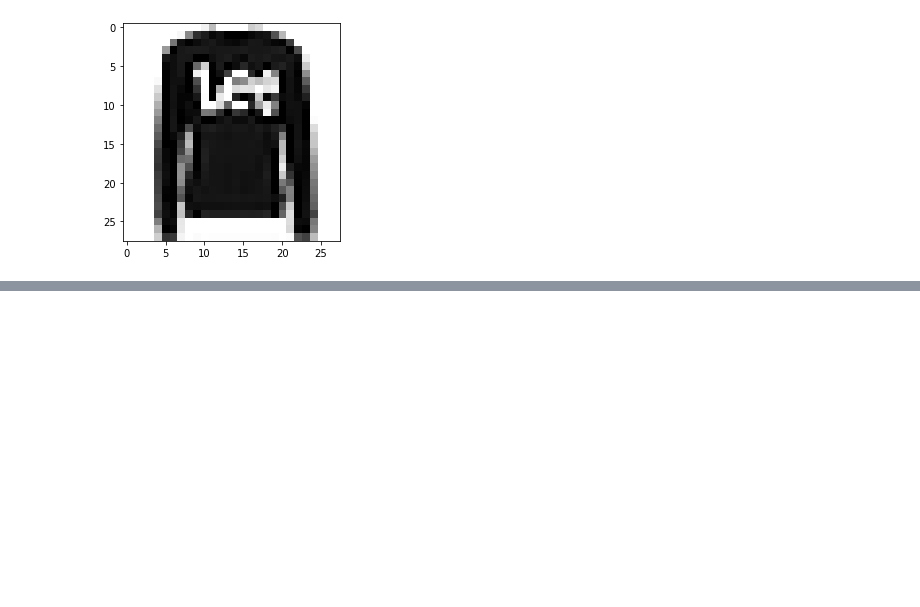
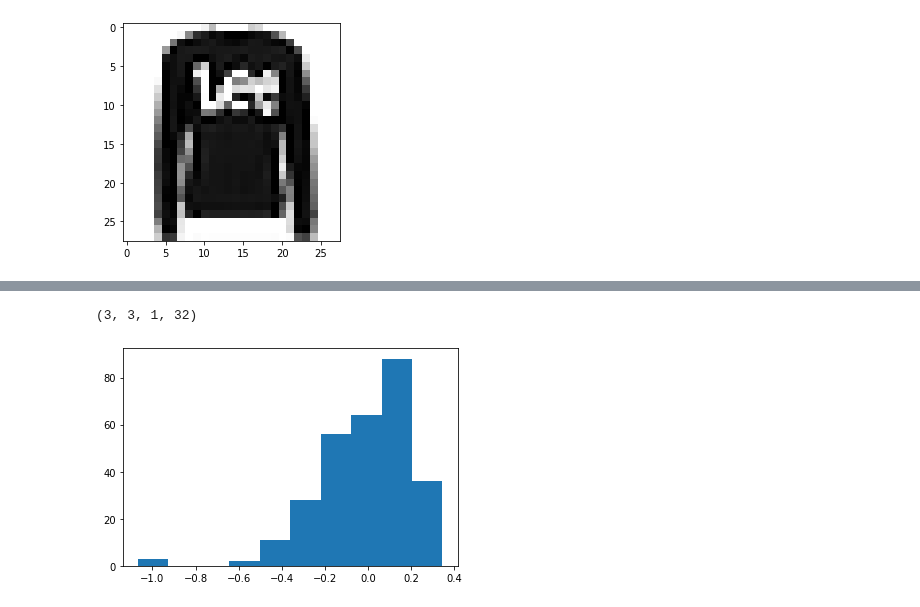
Before and after one commit to JakeOh/202011_itw_bd21, a Jupyter notebook: lab_ml/ml18_cnn.ipynb, the cells around one changed output, grey strips where cells are left out. Drawn from its saved outputs; the diff is of its cells as text; code cells hidden in the pictures; blank space fills up the shorter version.

```diff
--- a/lab_ml/ml18_cnn.ipynb
+++ b/lab_ml/ml18_cnn.ipynb
@@ -430,0 +514,13 @@ plt.show()
+# %%
+# 첫번째 층의 커널
+conv1_filters = model.layers[0].weights[0].numpy()
+conv1_filters.shape
+# %% [output]
+(3, 3, 1, 32)
+# %%
+conv1_filters_1d = conv1_filters.reshape((-1,))
+plt.hist(conv1_filters_1d)
+plt.show()
+# 훈련 후에는 가중치들(필터의 값)이 훈련되서 특정 분포를 따르는 것처럼 보임.
+# %% [output]
+[figure, added]
```
Also changed, not shown: parts of 18 cells of this notebook.
